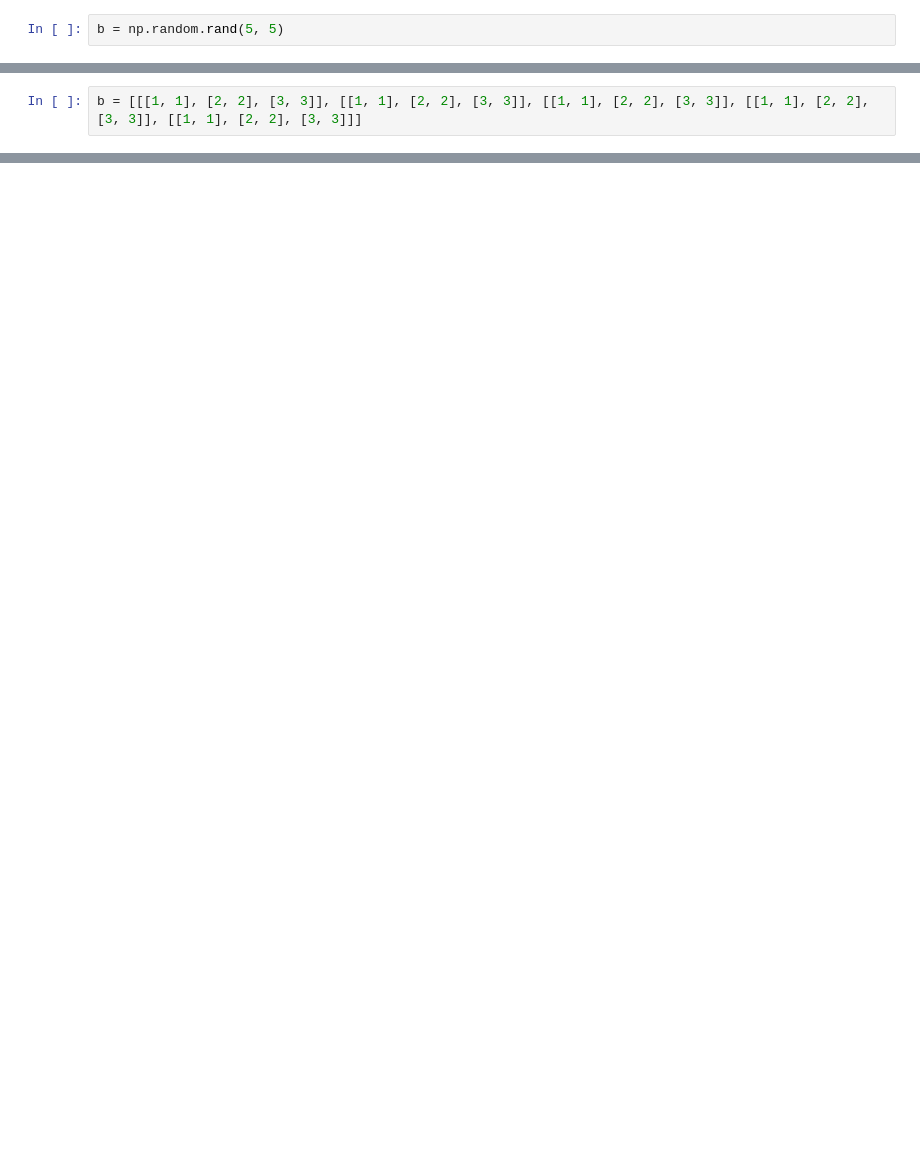
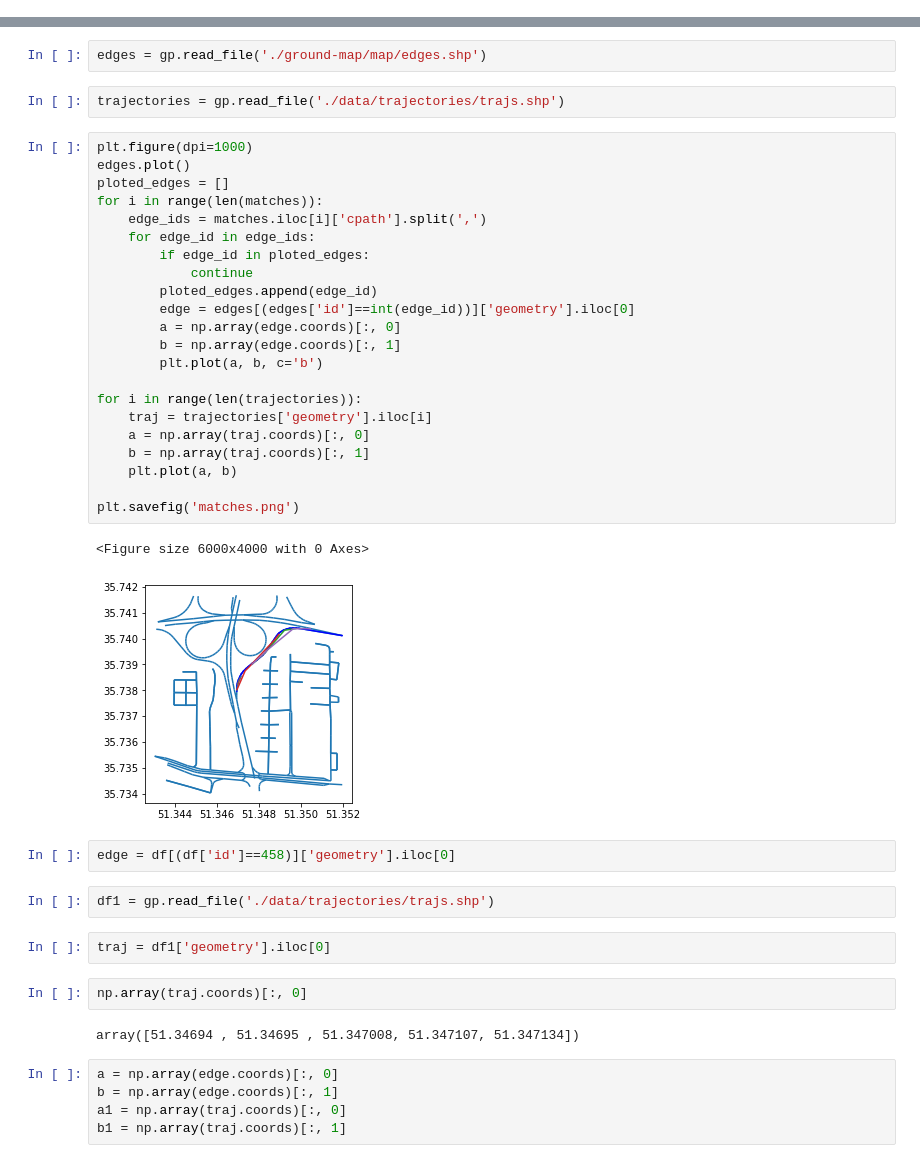
Before and after one commit to pbaghershahi/map-update, a Jupyter notebook: temp.ipynb, the cells around one changed output, grey strips where cells are left out. Cells and saved outputs as stored; diff of their text form; blank space fills up the shorter version.

Commit message:
match from file

```diff
--- a/temp.ipynb
+++ b/temp.ipynb
@@ -296,2 +0,0 @@ array([0.25889679, 0.6262336 , 0.93286669, 0.90686401, 0.79005855])
-# %%
-b = np.random.rand(5, 5)
@@ -310,2 +0,0 @@ array([0.93963916, 0.3367739 , 0.645311  , 0.78614036, 0.70844915])
-# %%
-b = [[[1, 1], [2, 2], [3, 3]], [[1, 1], [2, 2], [3, 3]], [[1, 1], [2, 2], [3, 3]], [[1, 1], [2, 2], [3, 3]], [[1, 1], [2, 2], [3, 3]]]
@@ -319,0 +25,44 @@ b = [[[1, 1], [2, 2], [3, 3]], [[1, 1], [2, 2], [3, 3]], [[1, 1], [2, 2], [3, 3]
+# %%
+edges = gp.read_file('./ground-map/map/edges.shp')
+# %%
+trajectories = gp.read_file('./data/trajectories/trajs.shp')
+# %%
+plt.figure(dpi=1000)
+edges.plot()
+ploted_edges = []
+for i in range(len(matches)):
+    edge_ids = matches.iloc[i]['cpath'].split(',')
+    for edge_id in edge_ids:
+        if edge_id in ploted_edges:
+            continue
+        ploted_edges.append(edge_id)
+        edge = edges[(edges['id']==int(edge_id))]['geometry'].iloc[0]
+        a = np.array(edge.coords)[:, 0]
+        b = np.array(edge.coords)[:, 1]
+        plt.plot(a, b, c='b')
+
+for i in range(len(trajectories)):
+    traj = trajectories['geometry'].iloc[i]
+    a = np.array(traj.coords)[:, 0]
+    b = np.array(traj.coords)[:, 1]
+    plt.plot(a, b)
+
+plt.savefig('matches.png')
+# %% [output]
+<Figure size 6000x4000 with 0 Axes>
+[figure, added]
+# %%
+edge = df[(df['id']==458)]['geometry'].iloc[0]
+# %%
+df1 = gp.read_file('./data/trajectories/trajs.shp')
+# %%
+traj = df1['geometry'].iloc[0]
+# %%
+np.array(traj.coords)[:, 0]
+# %% [output]
+array([51.34694 , 51.34695 , 51.347008, 51.347107, 51.347134])
+# %%
+a = np.array(edge.coords)[:, 0]
+b = np.array(edge.coords)[:, 1]
+a1 = np.array(traj.coords)[:, 0]
+b1 = np.array(traj.coords)[:, 1]
```
Also changed, not shown: parts of 52 cells of this notebook, 7 other files.
